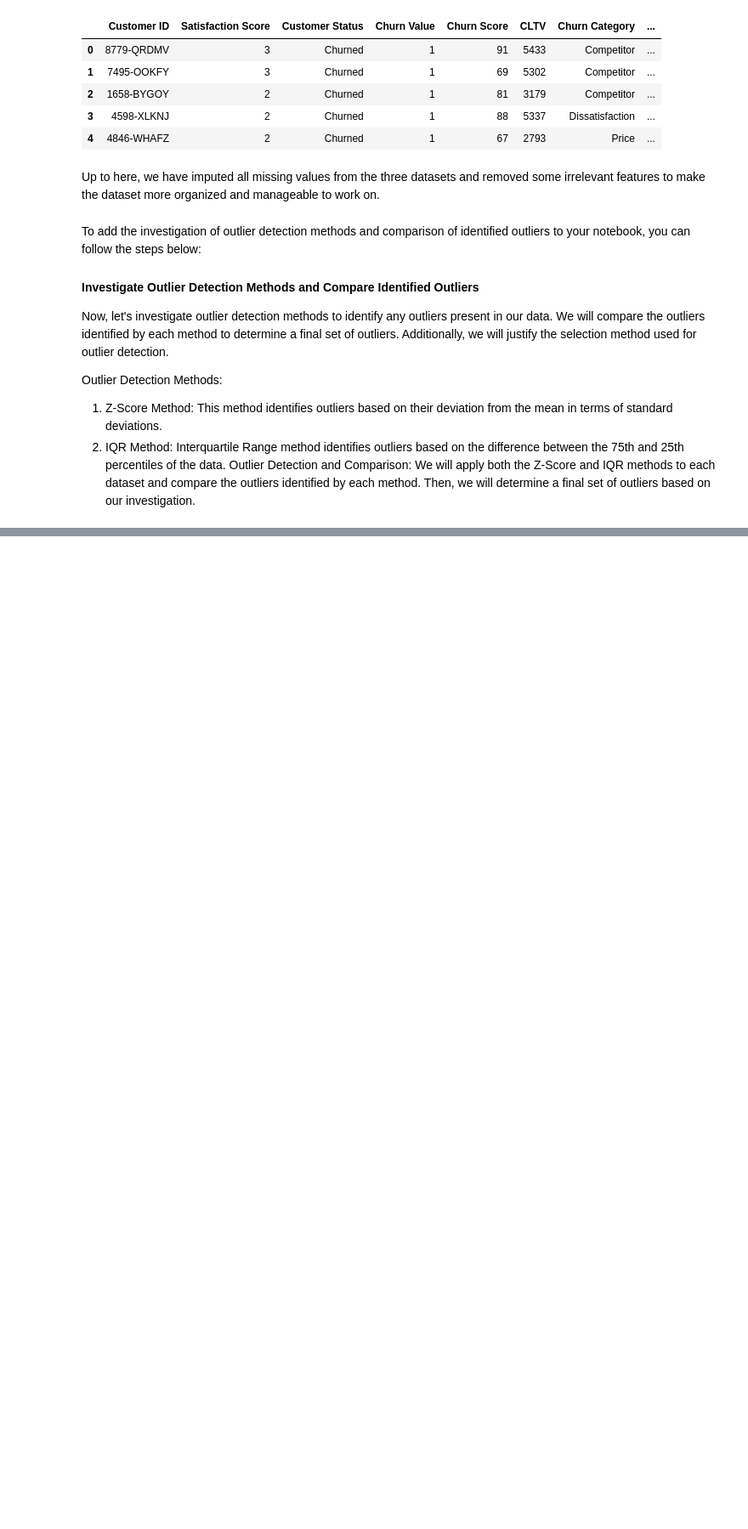
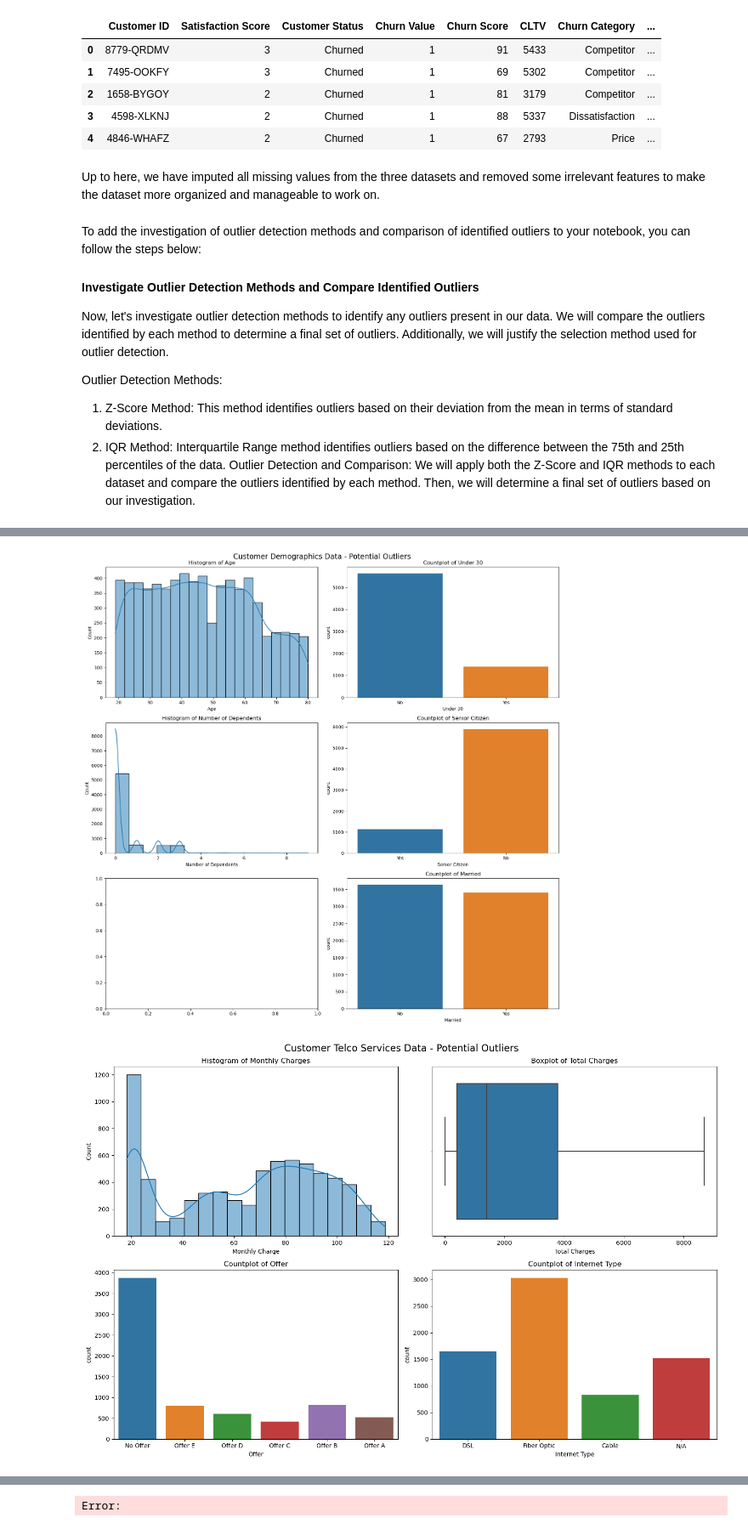
Before and after one commit to Jacky-Lam-CY/PROG74010-DataProject, a Jupyter notebook: PROG74010-DataProject.ipynb, the cells around one changed output, grey strips where cells are left out. Shown at 85% size. Saved outputs shown, nothing was run; the diff lists cells and outputs as text; code cells hidden in the pictures; blank space fills up the shorter version.

Commit message:
outlier detection on all numeric values in all dfs

```diff
--- a/PROG74010-DataProject.ipynb
+++ b/PROG74010-DataProject.ipynb
@@ -563,0 +559,60 @@ Final set of outliers for df_customer_churn_status dataset: []
+# %%
+import matplotlib.pyplot as plt
+import seaborn as sns
+
+fig, axes = plt.subplots(nrows=3, ncols=2, figsize=(15, 15))
+fig.suptitle('Customer Demographics Data - Potential Outliers', fontsize=16)
+
+numerical_features = ['Age', 'Number of Dependents']
+for i, feature in enumerate(numerical_features):
+    sns.histplot(df_customer_demographics[feature], ax=axes[i, 0], kde=True)
+    axes[i, 0].set_title(f'Histogram of {feature}')
+
+binary_categorical_features = ['Under 30', 'Senior Citizen', 'Married']
+for i, feature in enumerate(binary_categorical_features):
+    sns.countplot(x=feature, data=df_customer_demographics, ax=axes[i, 1])
+    axes[i, 1].set_title(f'Countplot of {feature}')
+
+plt.tight_layout()
+plt.show()
+
+
+fig, axes = plt.subplots(nrows=2, ncols=2, figsize=(15, 10))
+fig.suptitle('Customer Telco Services Data - Potential Outliers', fontsize=16)
+
+sns.histplot(df_customer_telco_services['Monthly Charge'], ax=axes[0, 0], kde=True)
+axes[0, 0].set_title('Histogram of Monthly Charges')
+
+sns.boxplot(x='Total Charges', data=df_customer_telco_services, ax=axes[0, 1])
+axes[0, 1].set_title('Boxplot of Total Charges')
+
+sns.countplot(x='Offer', data=df_customer_telco_services, ax=axes[1, 0])
+axes[1, 0].set_title('Countplot of Offer')
+
+sns.countplot(x='Internet Type', data=df_customer_telco_services, ax=axes[1, 1])
+axes[1, 1].set_title('Countplot of Internet Type')
+
+plt.tight_layout()
+plt.show()
+
+fig, axes = plt.subplots(nrows=2, ncols=2, figsize=(15, 10))
+fig.suptitle('Customer Churn Status Data - Potential Outliers', fontsize=16)
+
+sns.histplot(df_customer_churn_status['Churn Score'], ax=axes[0, 0], kde=True)
+axes[0, 0].set_title('Histogram of Churn Score')
+
+sns.boxplot(x='Churn Value', data=df_customer_churn_status, ax=axes[0, 1])
+axes[0, 1].set_title('Boxplot of Churn Value')
+
+sns.countplot(x='Churn Category', data=df_customer_churn_status, ax=axes[1, 0])
+axes[1, 0].set_title('Countplot of Churn Category')
+
+sns.countplot(x='Churn Reason', data=df_customer_churn_status, ax=axes[1, 1])
+axes[1, 1].set_title('Countplot of Churn Reason')
+axes[1, 1].tick_params(axis='x', rotation=90)
+
+plt.tight_layout()
+plt.show()
+# %% [output]
+[figure, added]
+[figure, added]
@@ -563,0 +620 @@ Final set of outliers for df_customer_churn_status dataset: []
+Error:
```
Also changed, not shown: parts of 3 cells of this notebook.
